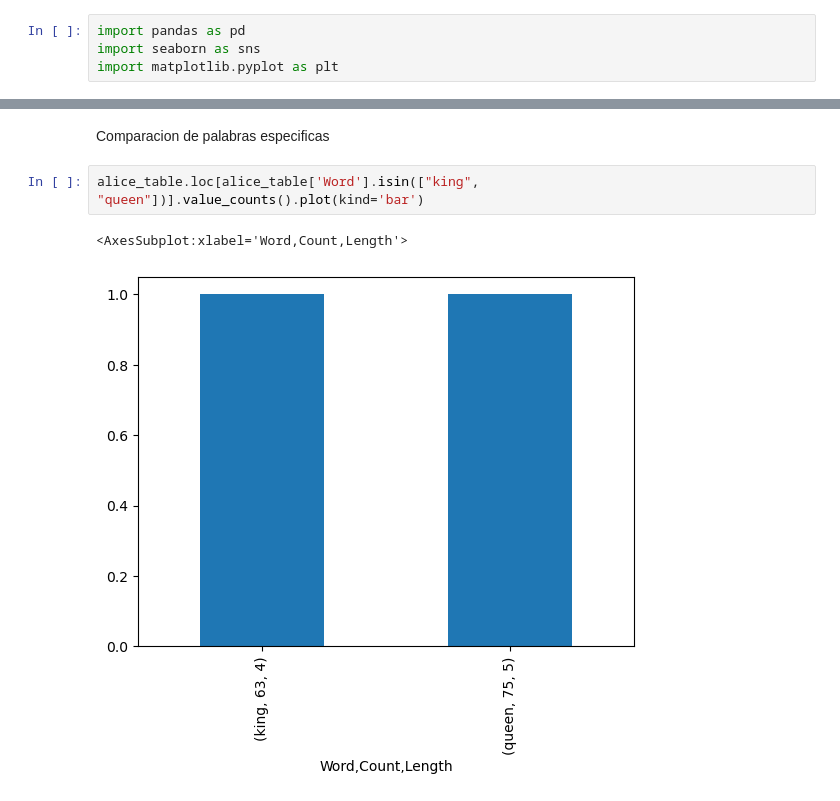
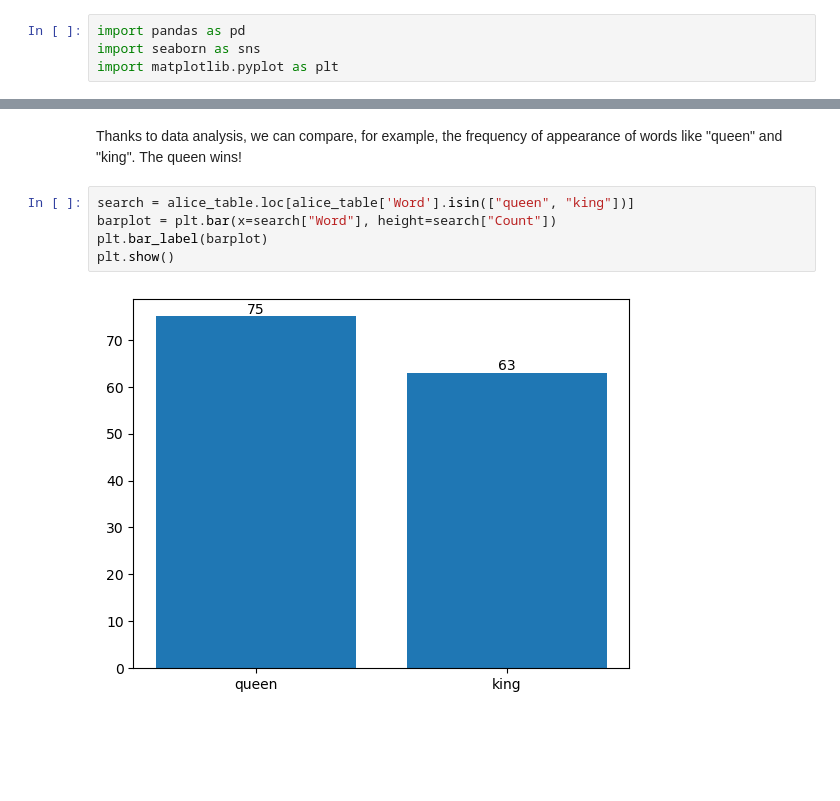
Before and after one commit to BambooholicPanda/Alice-Text-Analysis_Keepcoding, a Jupyter notebook: alice_data_analysis.ipynb, the cells around one changed output, grey strips where cells are left out. Drawn from its saved outputs; the diff is of its cells as text; blank space fills up the shorter version.

```diff
--- a/alice_data_analysis.ipynb
+++ b/alice_data_analysis.ipynb
@@ -127,7 +127,9 @@ alice_table['Length'].value_counts().plot(kind='bar')
-# %% [markdown]
-Comparacion de palabras especificas
-# %%
-alice_table.loc[alice_table['Word'].isin(["king", "queen"])].value_counts().plot(kind='bar')
-# %% [output]
-<AxesSubplot:xlabel='Word,Count,Length'>
-[figure, removed]
+# %% [markdown]
+Thanks to data analysis, we can compare, for example, the frequency of appearance of words like "queen" and "king". The queen wins!
+# %%
+search = alice_table.loc[alice_table['Word'].isin(["queen", "king"])]
+barplot = plt.bar(x=search["Word"], height=search["Count"])
+plt.bar_label(barplot)
+plt.show()
+# %% [output]
+[figure, added]
```
Also changed, not shown: parts of 23 cells of this notebook, 4 other files.
